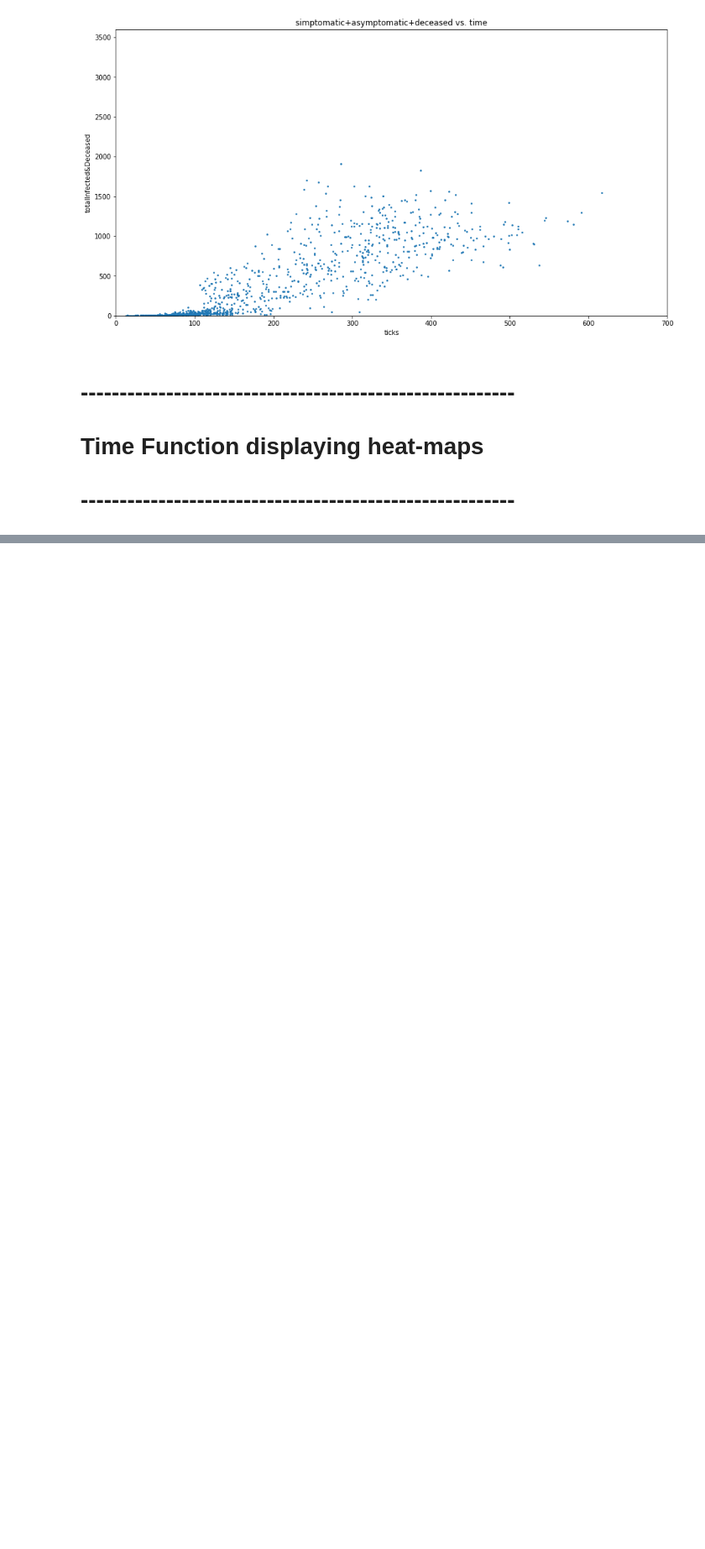
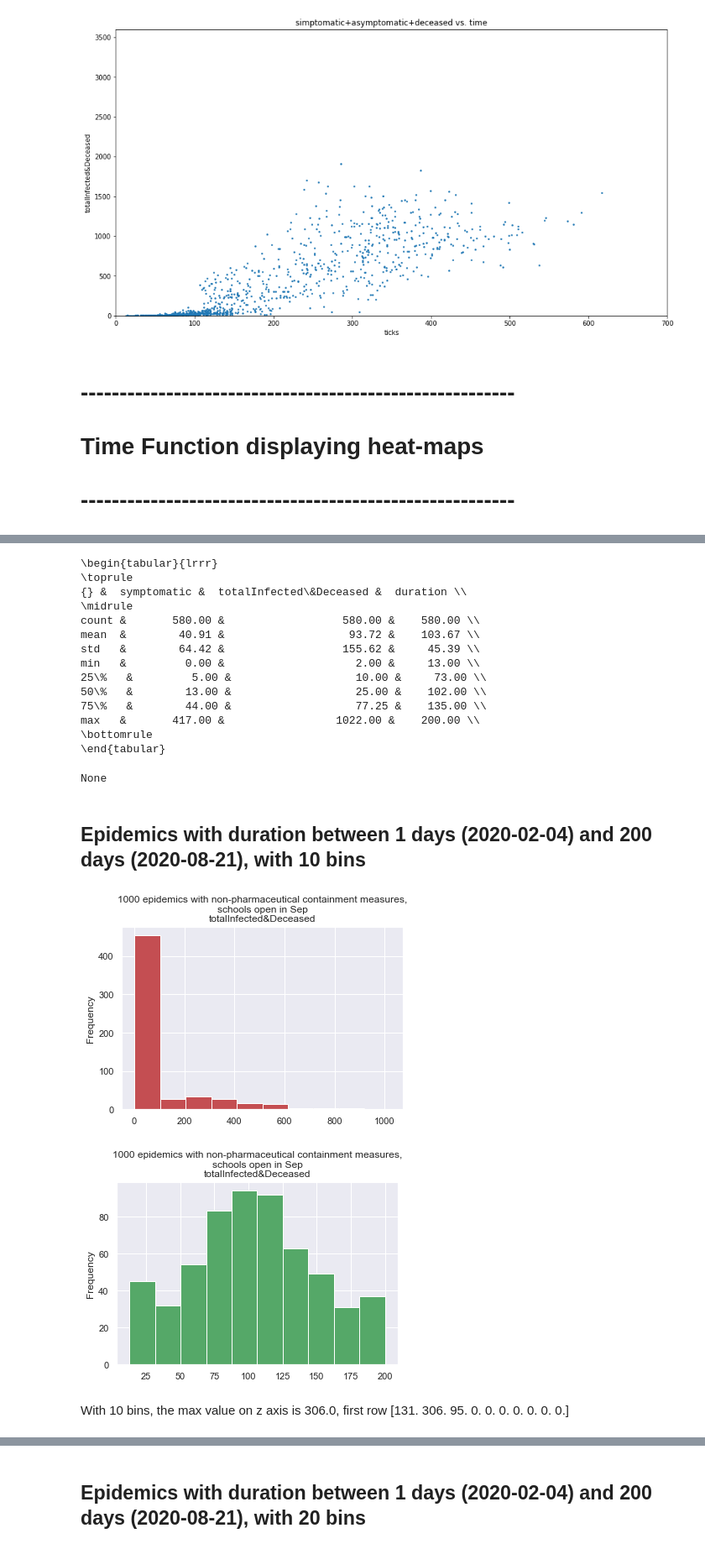
Before and after one commit to terna/readSIsaR_BatchResults, a Jupyter notebook: newTool.ipynb, the cells around one changed output, grey strips where cells are left out. Shown at 84% size. Drawn from its saved outputs; the diff is of its cells as text; code cells hidden in the pictures; blank space fills up the shorter version.

```diff
--- a/newTool.ipynb
+++ b/newTool.ipynb
@@ -661,0 +244,4 @@ plt.show()
+# %%
+timeFunction(1,200,'1000 epidemics with non-pharmaceutical containment measures,\n'+
+          'schools open in Sep')
+# %% [output]
@@ -661,0 +258,19 @@ plt.show()
+\begin{tabular}{lrrr}
+\toprule
+{} &  symptomatic &  totalInfected\&Deceased &  duration \\
+\midrule
+count &       580.00 &                  580.00 &    580.00 \\
+mean  &        40.91 &                   93.72 &    103.67 \\
+std   &        64.42 &                  155.62 &     45.39 \\
+min   &         0.00 &                    2.00 &     13.00 \\
+25\%   &         5.00 &                   10.00 &     73.00 \\
+50\%   &        13.00 &                   25.00 &    102.00 \\
+75\%   &        44.00 &                   77.25 &    135.00 \\
+max   &       417.00 &                 1022.00 &    200.00 \\
+\bottomrule
+\end{tabular}
+None
+## Epidemics with duration between 1 days (2020-02-04) and 200 days (2020-08-21), with 10 bins
+[figure, added]
+[figure, added]
+With 10 bins, the max value on z axis is 306.0, first row [131. 306.  95.   0.   0.   0.   0.   0.   0.   0.]
@@ -661,0 +278 @@ plt.show()
+## Epidemics with duration between 1 days (2020-02-04) and 200 days (2020-08-21), with 20 bins
```
Also changed, not shown: parts of 73 cells of this notebook.
